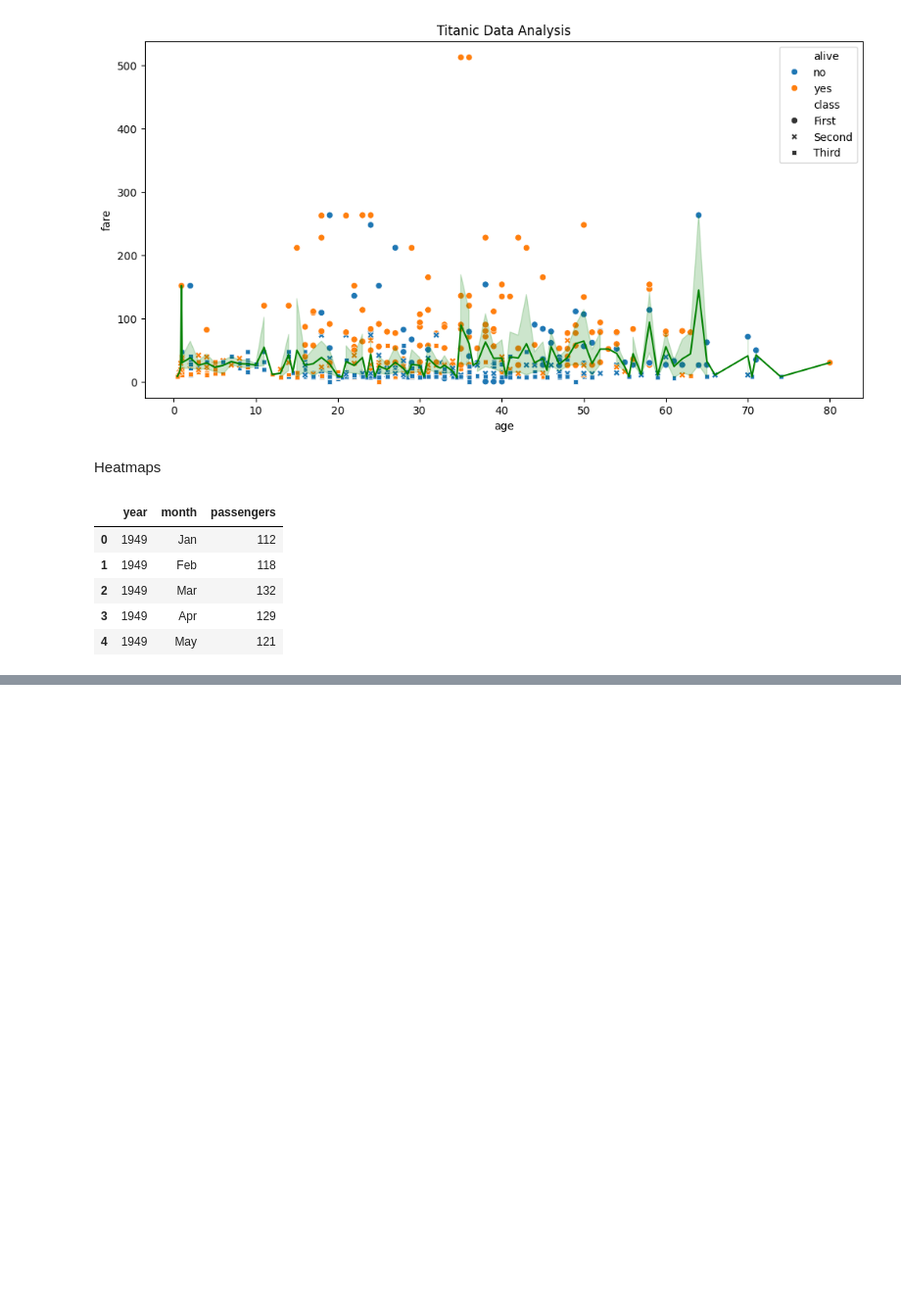
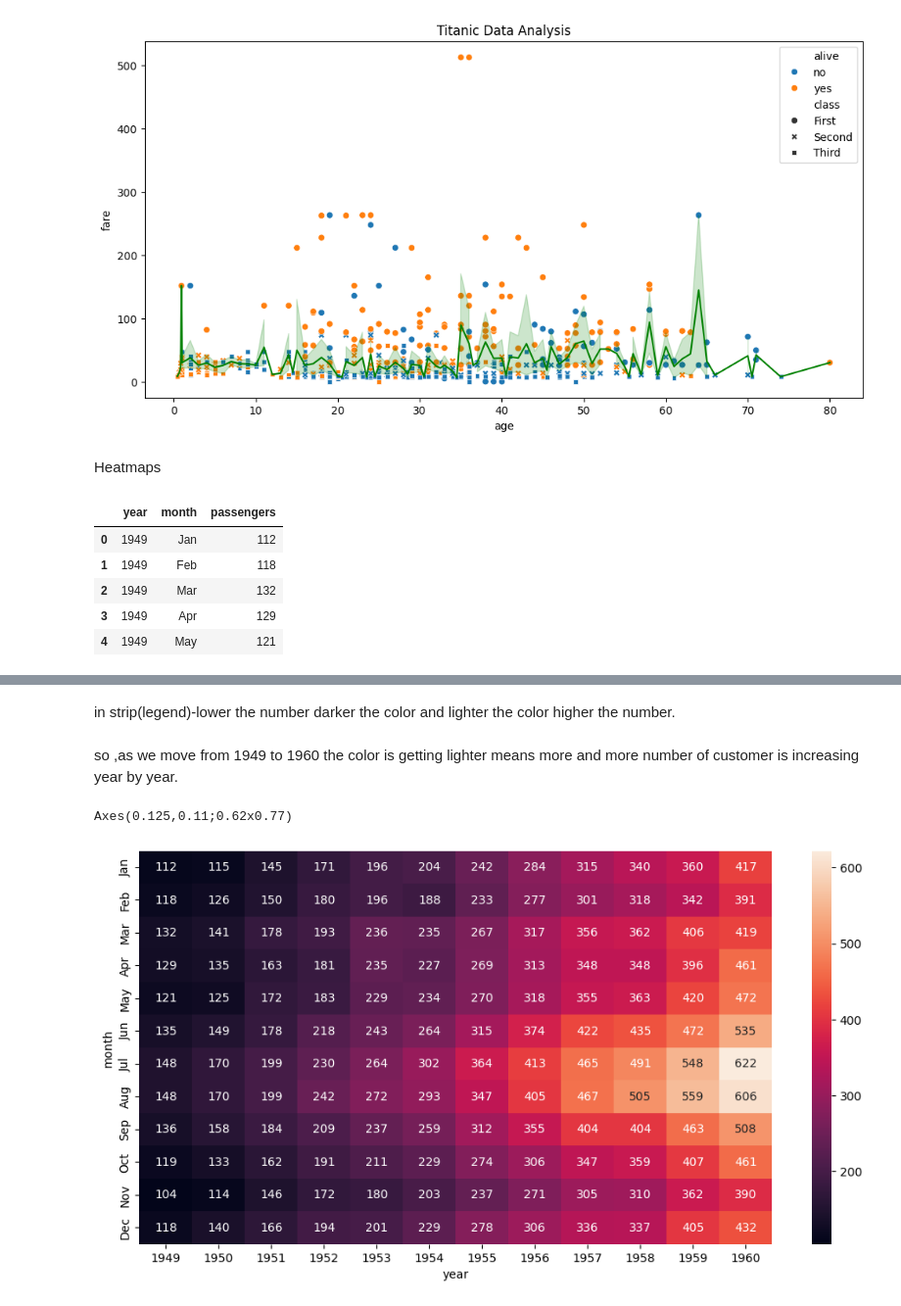
Before and after one commit to Ritika-K7/Data-Analysis-Visualisation, a Jupyter notebook: Seaborn.ipynb, the cells around one changed output, grey strips where cells are left out. Shown at 98% size. Drawn from its saved outputs; the diff is of its cells as text; code cells hidden in the pictures; blank space fills up the shorter version.

Commit message:
heatmap learning

```diff
--- a/Seaborn.ipynb
+++ b/Seaborn.ipynb
@@ -482,6 +498,6 @@ flight_df.head()
 | 3 | 1949 | Apr | 129 |
 | 4 | 1949 | May | 121 |
 # %%
-flight_df=flight_df.pivot("month","year","passengers")
+flight_df=flight_df.pivot(index="month",columns="year",values="passengers")
 flight_df.head()
 # %% [output]
@@ -495,0 +518,12 @@ ValueError: could not convert string to float: 'Jan'
+# %% [markdown]
+in strip(legend)-lower the number darker the color and lighter the color higher the number.
+# %% [markdown]
+so ,as we move from 1949 to 1960 the color is getting lighter means more and more number of customer is increasing year by year.
+# %%
+# annot : Annotation
+plt.figure(figsize=(12,6))
+ax=sns.heatmap(flight_df,annot=True,fmt='d')
+print(ax)
+# %% [output]
+Axes(0.125,0.11;0.62x0.77)
+[figure, added]
```
Also changed, not shown: parts of 15 cells of this notebook.
